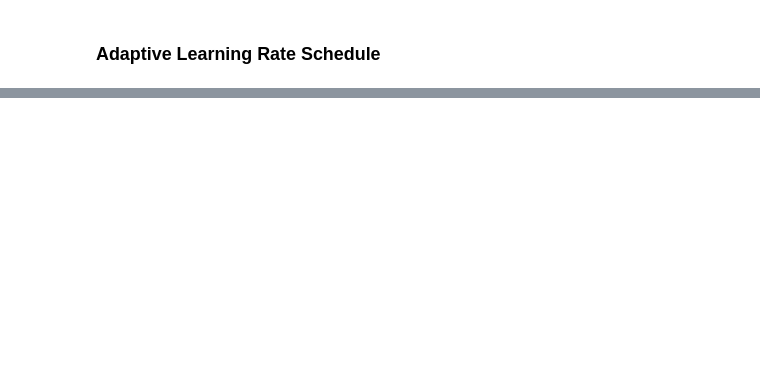
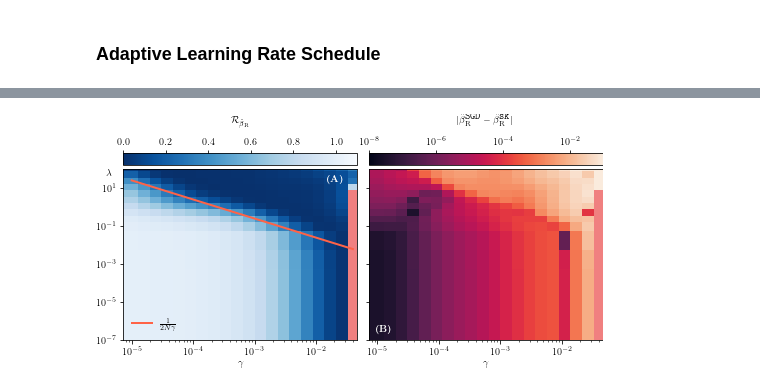
Before and after one commit to timzimm/CompSci, a Jupyter notebook: 01_regression_resampling/src/05_stochastic_gradient_descent.ipynb, the cells around one changed output, grey strips where cells are left out. Cells and saved outputs as stored; diff of their text form; code cells hidden in the pictures; blank space fills up the shorter version.

```diff
--- a/01_regression_resampling/src/05_stochastic_gradient_descent.ipynb
+++ b/01_regression_resampling/src/05_stochastic_gradient_descent.ipynb
@@ -303,0 +374,72 @@ plt.show()
+# %%
+import matplotlib.colors as colors
+from mpl_toolkits.axes_grid1.axes_divider import make_axes_locatable
+
+error_label = r"$\mathcal{R}_{\hat{\beta}_\mathrm{R}}$"
+cmap = sns.color_palette("Blues_r", as_cmap=True).copy()
+cmap.set_bad("lightcoral")
+kwargs = {
+          "cmap":cmap,
+          "shading":"nearest",
+          "vmin":0,
+          "vmax":1.1,
+          "edgecolor": "face",
+          "rasterized":True,
+          "linewidth": 0
+         }
+
+fig, ax = plt.subplots(figsize=(8.6,8.6*0.4), ncols=2, sharey=True)
+for a in ax:
+    a.grid(False)
+    a.set_yscale("log")
+    a.set_xscale("log")
+    a.set_xlabel(r'$\gamma$')
+    a.set_ylim([penalties[0],penalties[-1]])
+
+masked_error_ridge_to_analytical = error_ridge_to_analytical
+masked_error_ridge_to_analytical[error_ridge_to_analytical>1] = np.nan
+
+im = ax[0].pcolormesh(lrs, penalties, masked_error_ridge_to_analytical, **kwargs)
+ax[0].plot(lrs, 1/(2*N*lrs), c="tomato", label=r"$\frac{1}{2N\gamma}$")
+ax[0].legend(*ax[0].get_legend_handles_labels(), loc="lower left")
+ax[0].set_ylabel(r'$\lambda$', rotation=0)
+ax[0].yaxis.set_label_coords(-0.06,.95)
+ax[0].text(.87,.92,r"\textbf{(A)}",transform=ax[0].transAxes,c="w")
+
+ax_divider = make_axes_locatable(ax[0])
+cax = ax_divider.append_axes("top", size="7%", pad="2%")
+cax.grid(False)
+cb = fig.colorbar(im, cax=cax, orientation="horizontal")
+cax.xaxis.set_ticks_position("top")
+cax.set_xlabel(error_label)
+cax.xaxis.set_label_position('top')
+cax.xaxis.set_label_coords(0.5,3.5)
+
+residual = np.abs(error_ridge_to_analytical - sk_error_ridge_to_analytical)
+del kwargs["vmin"]
+del kwargs["vmax"]
+residual_cmap = sns.color_palette("rocket", as_cmap=True).copy()
+residual_cmap.set_bad("lightcoral")
+kwargs["cmap"] = residual_cmap
+kwargs["norm"] = colors.LogNorm(vmin=1e-8,
+                                vmax=.1)
+
+im = ax[1].pcolormesh(lrs, penalties, residual, **kwargs)
+ax_divider = make_axes_locatable(ax[1])
+cax2 = ax_divider.append_axes("top", size="7%", pad="2%")
+cax2.grid(False)
+cb = fig.colorbar(im, cax=cax2, orientation="horizontal")
+cax2.xaxis.set_ticks_position("top")
+cax2.set_xlabel(r"$|\hat\beta_\mathrm{R}^\texttt{SGD}-\hat\beta_\mathrm{R}^{\texttt{sk}}|$")
+cax2.xaxis.set_label_position('top')
+cax2.xaxis.set_label_coords(0.5,3.5)
+ax[1].text(.03,.05,r"\textbf{(B)}",transform=ax[1].transAxes,c="w")
+
+plt.subplots_adjust(wspace=0.05)
+
+if save:
+    fig.savefig(save_dir + "sgd_ridge_learning_rate.pdf", bbox_inches="tight")
+else:
+    plt.show()
+# %% [output]
+[figure, added]
```
Also changed, not shown: parts of 22 cells of this notebook, 4 other files.
